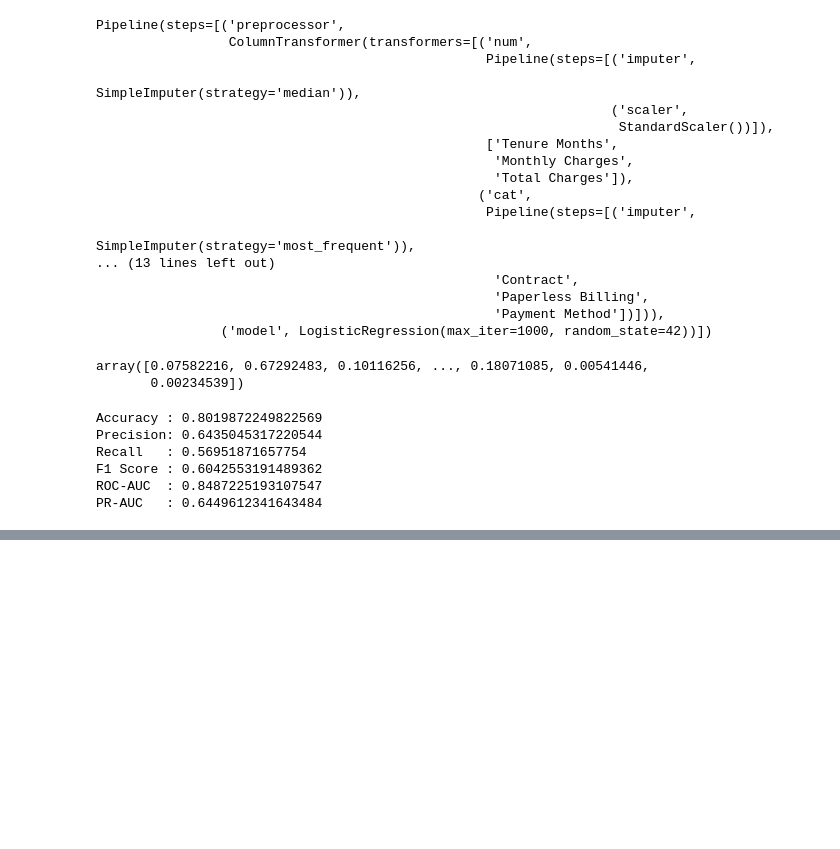
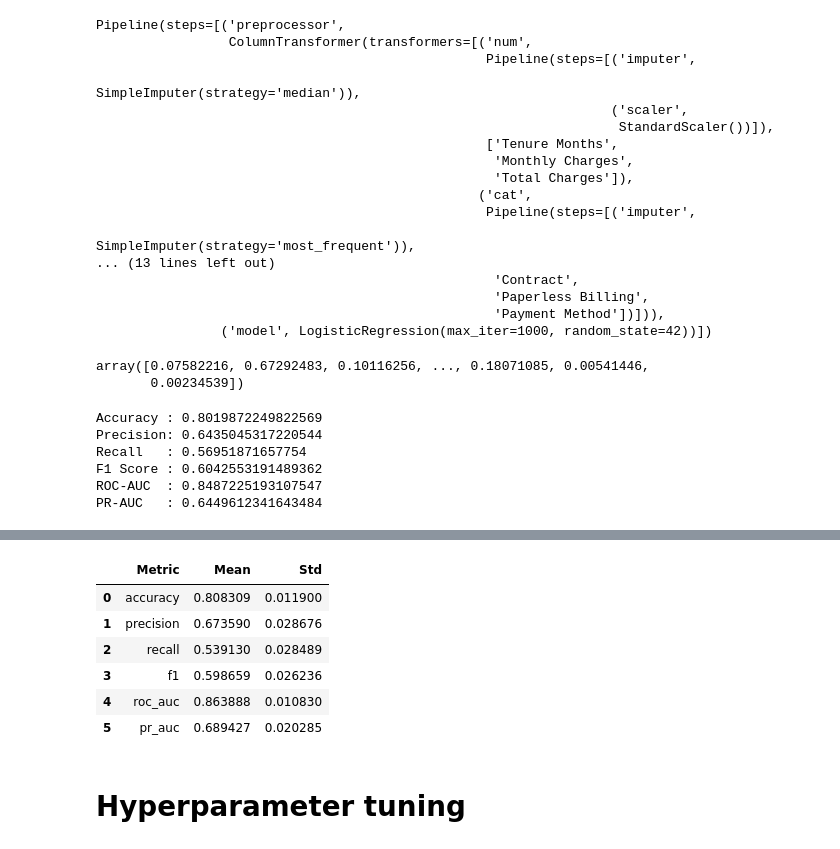
Before and after one commit to sandeepkumar9760/ChurnGuard-End-to-End-Customer-Retention-Intelligence-Platform, a Jupyter notebook: notebooks/01_Telco_churn.ipynb, the cells around one changed output, grey strips where cells are left out. Cells and saved outputs as stored; diff of their text form; code cells hidden in the pictures; blank space fills up the shorter version.

```diff
--- a/notebooks/01_Telco_churn.ipynb
+++ b/notebooks/01_Telco_churn.ipynb
@@ -813,0 +1050,41 @@ PR-AUC   : 0.6449612341643484
+# %%
+gb_cv = cross_validate(
+    gb_pipeline,
+    X_train,
+    y_train,
+    cv=cv,
+    scoring=scoring,
+    n_jobs=-1
+)
+# %%
+gb_cv_results = pd.DataFrame({
+    "Metric": scoring.keys(),
+    "Mean": [
+        gb_cv["test_accuracy"].mean(),
+        gb_cv["test_precision"].mean(),
+        gb_cv["test_recall"].mean(),
+        gb_cv["test_f1"].mean(),
+        gb_cv["test_roc_auc"].mean(),
+        gb_cv["test_pr_auc"].mean()
+    ],
+    "Std": [
+        gb_cv["test_accuracy"].std(),
+        gb_cv["test_precision"].std(),
+        gb_cv["test_recall"].std(),
+        gb_cv["test_f1"].std(),
+        gb_cv["test_roc_auc"].std(),
+        gb_cv["test_pr_auc"].std()
+    ]
+})
+
+gb_cv_results
+# %% [output]
+|  | Metric | Mean | Std |
+| 0 | accuracy | 0.808309 | 0.011900 |
+| 1 | precision | 0.673590 | 0.028676 |
+| 2 | recall | 0.539130 | 0.028489 |
+| 3 | f1 | 0.598659 | 0.026236 |
+| 4 | roc_auc | 0.863888 | 0.010830 |
+| 5 | pr_auc | 0.689427 | 0.020285 |
+# %% [markdown]
+# Hyperparameter tuning
```
Also changed, not shown: parts of 27 cells of this notebook.
